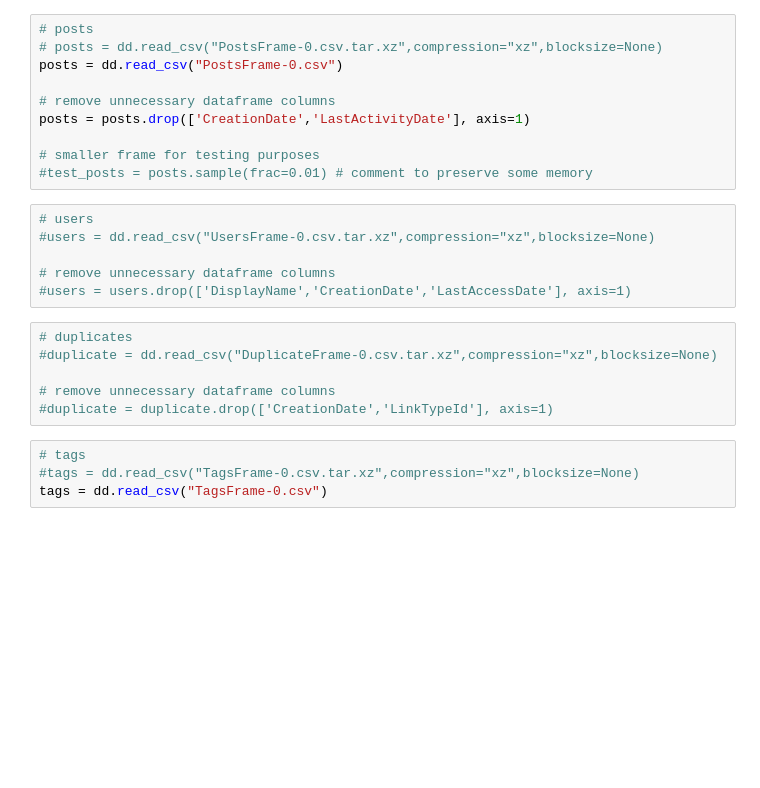
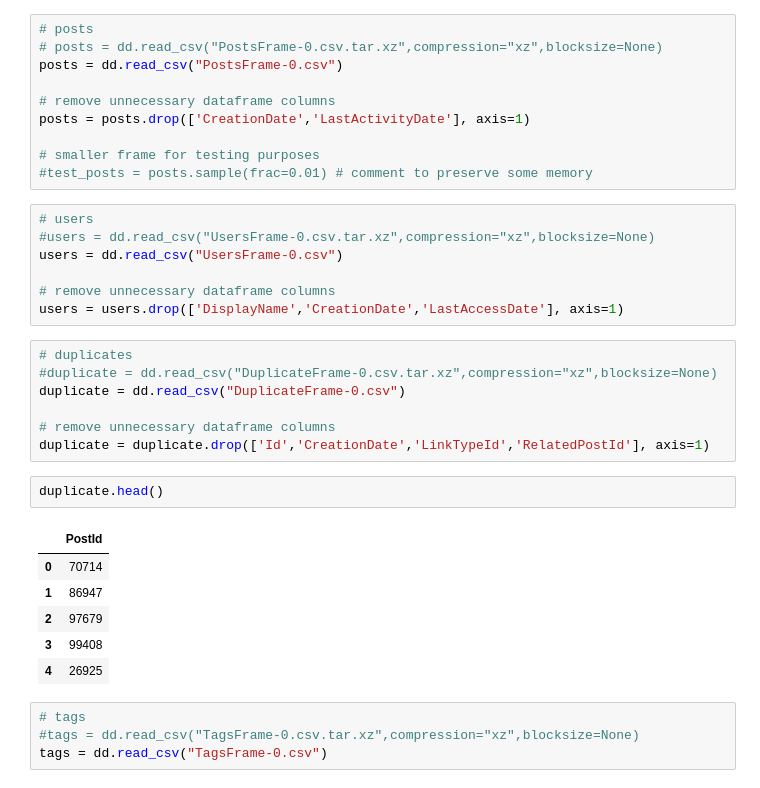
Before and after one commit to tabsoverspaces/bigdata_project, a Jupyter notebook: posts_features_copy.ipynb, the cells around one changed output. Saved outputs shown, nothing was run; the diff lists cells and outputs as text; blank space fills up the shorter version.

```diff
--- a/posts_features_copy.ipynb
+++ b/posts_features_copy.ipynb
@@ -23,15 +32,26 @@ posts = posts.drop(['CreationDate','LastActivityDate'], axis=1)
 # %%
 # users
 #users = dd.read_csv("UsersFrame-0.csv.tar.xz",compression="xz",blocksize=None)
+users = dd.read_csv("UsersFrame-0.csv")
 
 # remove unnecessary dataframe columns
-#users = users.drop(['DisplayName','CreationDate','LastAccessDate'], axis=1)
+users = users.drop(['DisplayName','CreationDate','LastAccessDate'], axis=1)
 # %%
 # duplicates
 #duplicate = dd.read_csv("DuplicateFrame-0.csv.tar.xz",compression="xz",blocksize=None)
+duplicate = dd.read_csv("DuplicateFrame-0.csv")
 
 # remove unnecessary dataframe columns
-#duplicate = duplicate.drop(['CreationDate','LinkTypeId'], axis=1)
+duplicate = duplicate.drop(['Id','CreationDate','LinkTypeId','RelatedPostId'], axis=1)
+# %%
+duplicate.head()
+# %% [output]
+|  | PostId |
+| 0 | 70714 |
+| 1 | 86947 |
+| 2 | 97679 |
+| 3 | 99408 |
+| 4 | 26925 |
 # %%
 # tags
 #tags = dd.read_csv("TagsFrame-0.csv.tar.xz",compression="xz",blocksize=None)
```
Also changed, not shown: parts of 16 cells of this notebook.
